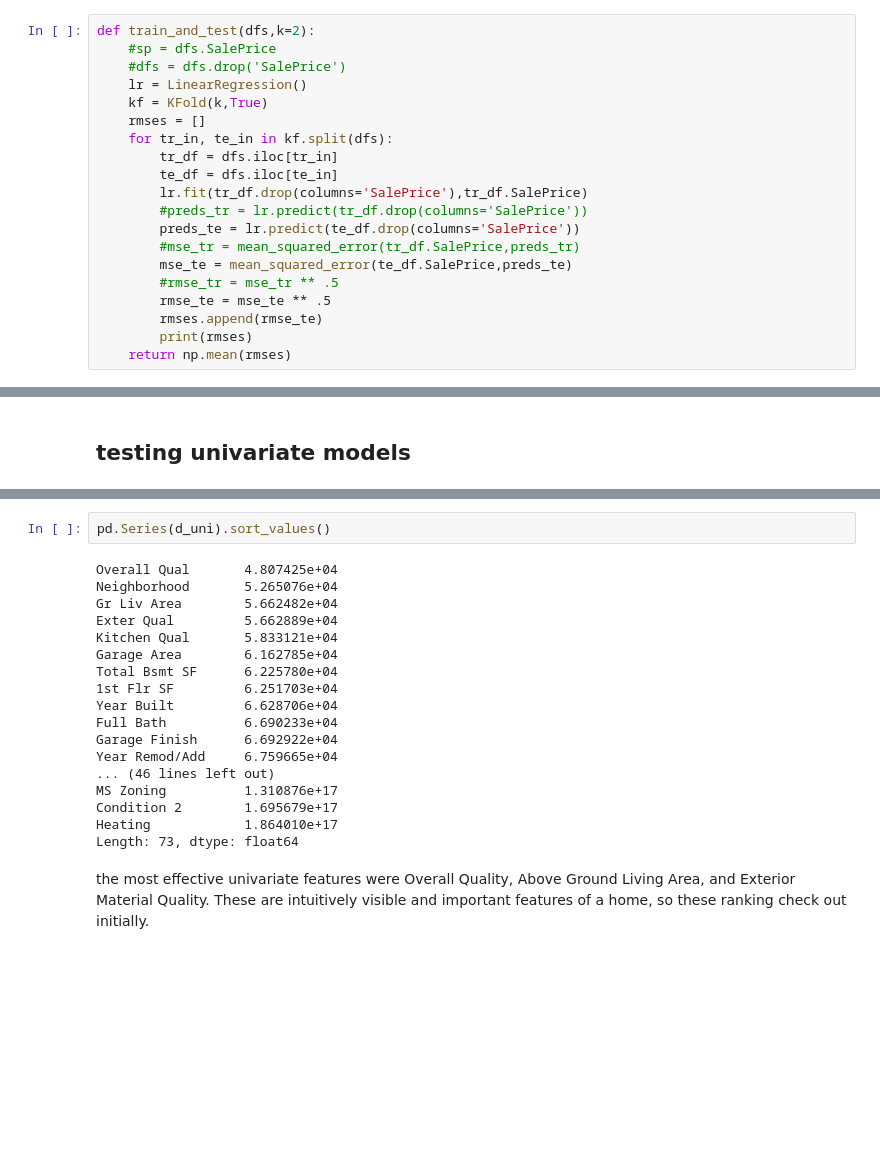
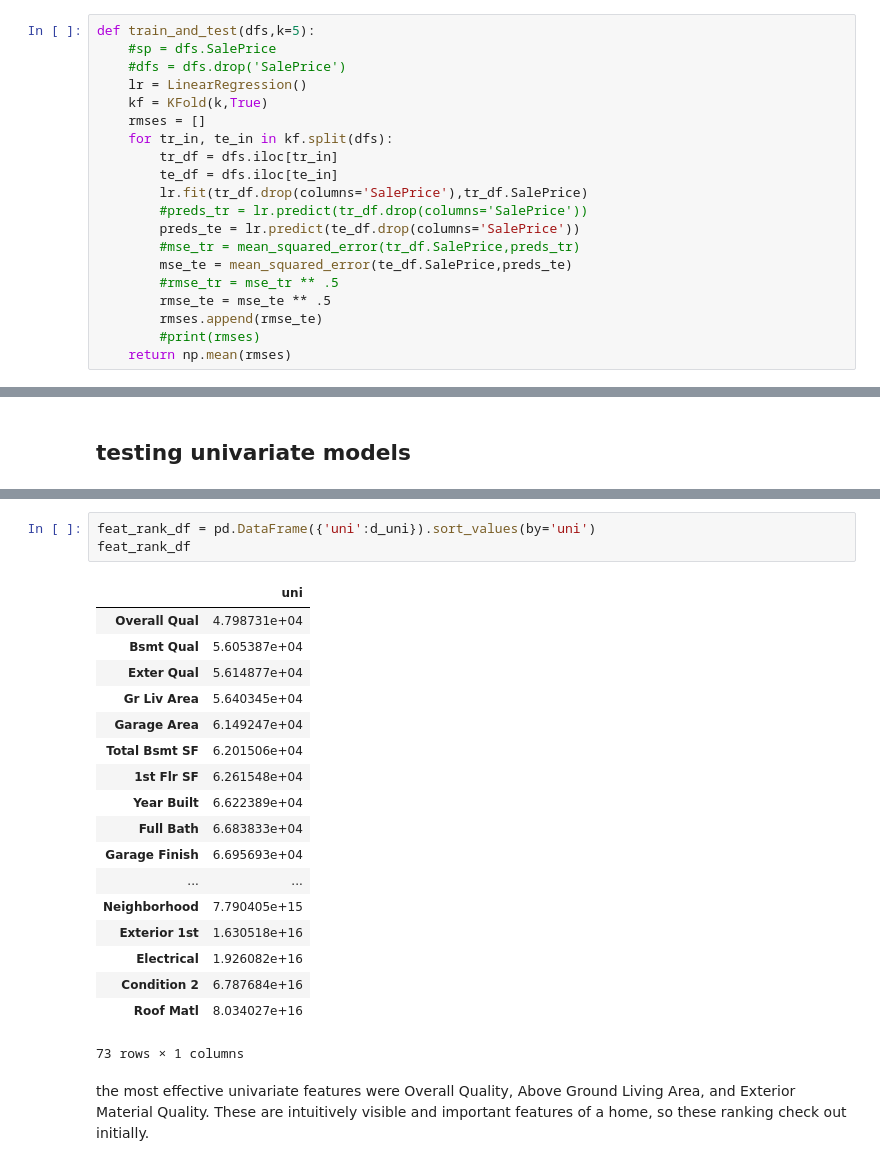
Before and after one commit to sjohns21/predicting_home_prices, a Jupyter notebook: predicting_home_prices.ipynb, the cells around one changed output, grey strips where cells are left out. Drawn from its saved outputs; the diff is of its cells as text; blank space fills up the shorter version.

```diff
--- a/predicting_home_prices.ipynb
+++ b/predicting_home_prices.ipynb
@@ -116,5 +122,5 @@ dfs.head()
 # %%
-def train_and_test(dfs,k=2):
+def train_and_test(dfs,k=5):
     #sp = dfs.SalePrice
     #dfs = dfs.drop('SalePrice')
     lr = LinearRegression()
@@ -131,5 +137,5 @@ def train_and_test(dfs,k=2):
         #rmse_tr = mse_tr ** .5
         rmse_te = mse_te ** .5
         rmses.append(rmse_te)
-        print(rmses)
+        #print(rmses)
     return np.mean(rmses)
@@ -186,23 +198,25 @@ d_uni
-# %%
-pd.Series(d_uni).sort_values()
-# %% [output]
-Overall Qual       4.807425e+04
-Neighborhood       5.265076e+04
-Gr Liv Area        5.662482e+04
-Exter Qual         5.662889e+04
-Kitchen Qual       5.833121e+04
-Garage Area        6.162785e+04
-Total Bsmt SF      6.225780e+04
-1st Flr SF         6.251703e+04
-Year Built         6.628706e+04
-Full Bath          6.690233e+04
-Garage Finish      6.692922e+04
-Year Remod/Add     6.759665e+04
-... (46 lines left out)
-MS Zoning          1.310876e+17
-Condition 2        1.695679e+17
-Heating            1.864010e+17
-Length: 73, dtype: float64
+# %%
+feat_rank_df = pd.DataFrame({'uni':d_uni}).sort_values(by='uni')
+feat_rank_df
+# %% [output]
+|  | uni |
+| Overall Qual | 4.798731e+04 |
+| Bsmt Qual | 5.605387e+04 |
+| Exter Qual | 5.614877e+04 |
+| Gr Liv Area | 5.640345e+04 |
+| Garage Area | 6.149247e+04 |
+| Total Bsmt SF | 6.201506e+04 |
+| 1st Flr SF | 6.261548e+04 |
+| Year Built | 6.622389e+04 |
+| Full Bath | 6.683833e+04 |
+| Garage Finish | 6.695693e+04 |
+| ... | ... |
+| Neighborhood | 7.790405e+15 |
+| Exterior 1st | 1.630518e+16 |
+| Electrical | 1.926082e+16 |
+| Condition 2 | 6.787684e+16 |
+| Roof Matl | 8.034027e+16 |
+73 rows × 1 columns
 # %% [markdown]
 the most effective univariate features were Overall Quality, Above Ground Living Area, and Exterior Material Quality. These are intuitively visible and important features of a home, so these ranking check out initially.
 # %%
```
Also changed, not shown: parts of 16 cells of this notebook.
